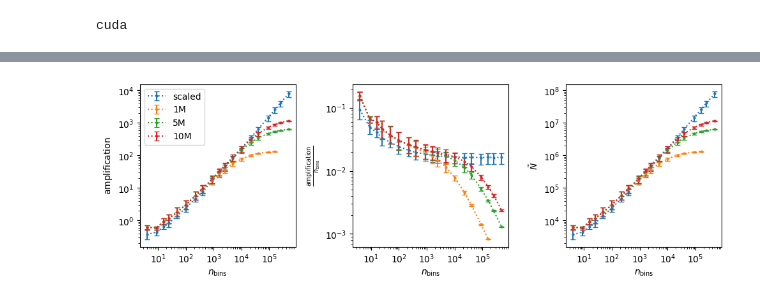
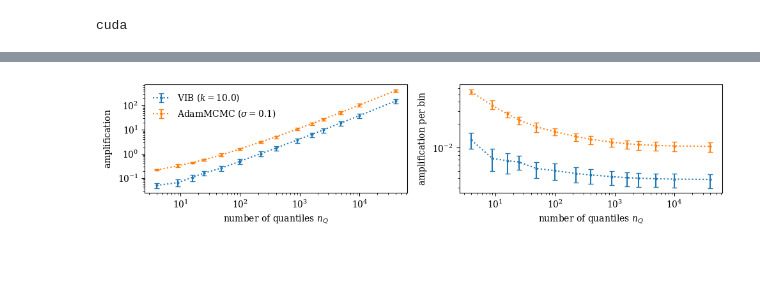
Before and after one commit to sbieringer/Bayesiamplify, a Jupyter notebook: eval_calibration_amplification.ipynb, the cells around one changed output, grey strips where cells are left out. Saved outputs shown, nothing was run; the diff lists cells and outputs as text; code cells hidden in the pictures; blank space fills up the shorter version.

```diff
--- a/eval_calibration_amplification.ipynb
+++ b/eval_calibration_amplification.ipynb
@@ -71,7 +75,7 @@ sampler = multidim_sampler(data_dim, donut_shape, save_path = data_path, **donut
 z = torch.randn(5_000_000, data_dim).to(device)
 c = r_test*torch.ones((len(z),1)).to(device)
 
-linear = False #True
+linear = True
 n_bins_array = np.array([50]) if linear else np.array([5,10,50])
 
 name_add = '_linear' if linear else ''
@@ -185,7 +189,7 @@ if calc:
 donut_args["r_mean"] = 4.0
 donut_args["gamma_scale"] = 2.
 n_samples = 10_000
-c_factor = 0.1 if MCMC else 50.
+c_factor = 0.1 if MCMC else 10.
 p = 0
 data_dim = 2
 
@@ -193,8 +197,6 @@ name_add = ''
 n_reps = range(0,5)
 
 i_q_use =-2
-
-bins = np.linspace(0.8*(1/n_bins_array[i_q_use]**2),1.2*(1/n_bins_array[i_q_use]**2),50)
 
 fig, ax = plt.subplots(1,1, figsize = (5,4), sharex=True)
 
@@ -214,6 +216,8 @@ else:
     with open(save_dir + f'/0/AdamMCMC_models/{c_factor}sigma_1.0temp_0.001lr_50.0sigma_adam_dir_denom/n_bins_array{name_add}.npy', 'rb') as f:
         n_bins_array = np.load(f)
 
+bins = np.linspace(0.8*(1/n_bins_array[i_q_use]**2),1.2*(1/n_bins_array[i_q_use]**2),50)
+
 for i_p, p in enumerate(quantvals_nstatepis_arr_list_paths):
     with open(p, 'rb') as file:
         quantvals_nstatepis_arr_list = pickle.load(file)
@@ -250,12 +254,18 @@ for i_a, c_factor in enumerate(c_factors):
     if approximate_gaussian_inference:
         save_dir = f'./models/CFM_VIB_k{c_factor}_cond'
         save_dir = save_dir + f'/{donut_shape}_{data_dim}d{add_str_save}_{donut_args["r_mean"]}rmean_{donut_args["gamma_scale"]}gamma/'+f'{n_samples}pts/'
-        quantvals_nstatepis_arr_list_paths = [save_dir + f'{i}/quantvals_nstatepis_arr_list.pkl' for i in range(0,5)]
+        quantvals_nstatepis_arr_list_paths = [save_dir + f'{i}/quantvals_nstatepis_arr_list{name_add}.pkl' for i in n_reps] #(0,5)
+
+        with open(save_dir + f'/0/n_bins_array{name_add}.npy', 'rb') as f:
+            n_bins_array = np.load(f)
+
     else:
         save_dir = f"./models/CFM_cond"
         save_dir = save_dir + f'/{donut_shape}_{data_dim}d{add_str_save}_{donut_args["r_mean"]}rmean_{donut_args["gamma_scale"]}gamma/'+f'{n_samples}pts/'
-        quantvals_nstatepis_arr_list_paths = [save_dir + f'{i}/AdamMCMC_models/{c_factor}sigma_1.0temp_0.001lr_50.0sigma_adam_dir_denom/quantvals_nstatepis_arr_list.pkl' for i in range(0,5)]
+        quantvals_nstatepis_arr_list_paths = [save_dir + f'{i}/AdamMCMC_models/{c_factor}sigma_1.0temp_0.001lr_50.0sigma_adam_dir_denom/quantvals_nstatepis_arr_list{name_add}.pkl' for i in n_reps]  #_linear.pkl
 
+        with open(save_dir + f'/0/AdamMCMC_models/{c_factor}sigma_1.0temp_0.001lr_50.0sigma_adam_dir_denom/n_bins_array{name_add}.npy', 'rb') as f:
+            n_bins_array = np.load(f)
     for i_p, p in enumerate(quantvals_nstatepis_arr_list_paths):
         with open(p, 'rb') as file:
             quantvals_nstatepis_arr_list = pickle.load(file)
@@ -519,15 +853,20 @@ fig.subplots_adjust(hspace=0)
 # %%
 ##################################################
-### plot amplification over the number of bins ### --- Add multiple training set sizes
+### plot amplification over the number of bins ###
 ##################################################
 
 c_factor = 0.1 if MCMC else 10.
-name_adds = ["_long_scaled", "_long_1M", "_long_5M", "_long_10M" ]
-skip_lasts = [None, -3, -1, -1]
+name_add = "_long_scaled_50draws"
+#skip_lasts = [None, -3, -1, -1]
 
-fig, ax = plt.subplots(1,3, figsize = (10,10/3))
+colors = [f'C{i}' for i in range(2)]
 
-for i_name, name_add in enumerate(name_adds):
+fig, ax = plt.subplots(1,2, figsize = (10, 2.5), sharex=True)
+
+for i_agi, approximate_gaussian_inference in enumerate([True, False]):
+    MCMC = approximate_gaussian_inference == False
+    c_factor = 0.1 if MCMC else 10.
+
     if approximate_gaussian_inference:
         save_dir = f'./models/CFM_VIB_k{c_factor}_cond'
         save_dir = save_dir + f'/{donut_shape}_{data_dim}d{add_str_save}_{donut_args["r_mean"]}rmean_{donut_args["gamma_scale"]}gamma/'+f'{n_samples}pts/'
@@ -545,57 +884,59 @@ for i_name, name_add in enumerate(name_adds):
             n_bins_array = np.load(f)
 
     amplification = np.zeros((len(quantvals_nstatepis_arr_list_paths), len(n_bins_array)))
-    n_samples_estimate= np.zeros((len(quantvals_nstatepis_arr_list_paths), len(n_bins_array)))
+    #n_samples_estimate= np.zeros((len(quantvals_nstatepis_arr_list_paths), len(n_bins_array)))
 
     for i_p, p in enumerate(quantvals_nstatepis_arr_list_paths):
         with open(p, 'rb') as file:
             quantvals_nstatepis_arr_list = pickle.load(file)
 
         for i_q, quantvals in enumerate(quantvals_nstatepis_arr_list):
             n_est_sum = np.sum(np.mean(quantvals,0)**2/np.std(quantvals,0)**2)
             amplification[i_p, i_q] = 1/n_samples*n_est_sum
 
-            n_samples_estimate[i_p, i_q] = n_est_sum
+            #n_samples_estimate[i_p, i_q] = n_est_sum
 
-    n_bins_array = n_bins_array[:skip_lasts[i_name]]
-    amplification = amplification[:,:skip_lasts[i_name]]
-    n_samples_estimate = n_samples_estimate[:,:skip_lasts[i_name]]
+    n_bins_array = n_bins_array[:-1]
+    amplification = amplification[:,:-1]
+    #n_samples_estimate = n_samples_estimate[:-1]
 
     x = n_bins_array**2
 
     y_mean = amplification.mean(0)
     y_err_lower = y_mean - amplification.min(0)
     y_err_upper = amplification.max(0) - y_mean
 
-    ax[0].errorbar(x, y_mean, (y_err_lower, y_err_upper), linestyle=':', capsize =3, marker = 'o', markersize = 2, label = name_add.split('_')[2])
-    ax[1].errorbar(x, y_mean/x, (y_err_lower/x, y_err_upper/x), linestyle=':', capsize =3, marker = 'o', markersize = 2)
+    ax[0].errorbar(x, y_mean, (y_err_lower, y_err_upper), linestyle=':', capsize =3, marker = 'o', markersize = 2,
+                   label = f'AdamMCMC ($\sigma = 0.1$)' if MCMC else f'VIB ($k = 10.0$)', color=colors[i_agi])
+    ax[1].errorbar(x, y_mean/x, (y_err_lower/x, y_err_upper/x), linestyle=':', capsize =3, marker = 'o', markersize = 2,
+                   label = f'AdamMCMC ($\sigma = 0.1$)' if MCMC else f'VIB ($k = 10.0$)', color=colors[i_agi])
 
-    y_mean = n_samples_estimate.mean(0)
-    y_err_lower = y_mean - n_samples_estimate.min(0)
-    y_err_upper = n_samples_estimate.max(0) - y_mean
+    # y_mean = n_samples_estimate.mean(0)
+    # y_err_lower = y_mean - n_samples_estimate.min(0)
+    # y_err_upper = n_samples_estimate.max(0) - y_mean
 
-    ax[2].errorbar(x, y_mean, (y_err_lower, y_err_upper), linestyle=':', capsize =3, marker = 'o', markersize = 2)
+    # ax[2].errorbar(x, y_mean, (y_err_lower, y_err_upper), linestyle=':', capsize = 3, marker = 'o', markersize = 2)
 
-ax[0].legend()
+ax[0].legend(frameon = False)
 ax[0].set_xscale('log')
 ax[0].set_yscale('log')
 #ax[0].set_ylim(0.3,1500)
-ax[0].set_xlabel(r'$n_\mathrm{bins}$')
+ax[0].set_xlabel(r'number of quantiles $n_Q$')
 ax[0].set_ylabel(r'$\mathrm{amplification}$')
 
 ax[1].set_xscale('log')
 ax[1].set_yscale('log')
 #ax[1].set_ylim(0.001,.2)
-ax[1].set_xlabel(r'$n_\mathrm{bins}$')
-ax[1].set_ylabel(r'$\frac{\mathrm{amplification}}{n_\mathrm{bins}}$')
+ax[1].set_xlabel(r'number of quantiles $n_Q$')
+ax[1].set_ylabel(r'$\mathrm{amplification}$ per bin')
 
-
-ax[2].set_xscale('log')
-ax[2].set_yscale('log')
-#ax[2].set_ylim(None,1e8)
-ax[2].set_xlabel(r'$n_\mathrm{bins}$')
-ax[2].set_ylabel(r'$\tilde{N}$')
+# ax[2].set_xscale('log')
+# ax[2].set_yscale('log')
+# #ax[2].set_ylim(None,1e8)
+# ax[2].set_xlabel(r'$n_\mathrm{bins}$')
+# ax[2].set_ylabel(r'$\tilde{N}$')
 
 fig.tight_layout()
+fig.savefig('./figs/04_amplification.pdf')
 # %% [output]
-[figure, old version]
+[figure, new version]
```
Also changed, not shown: parts of 13 cells of this notebook, 6 other files.
